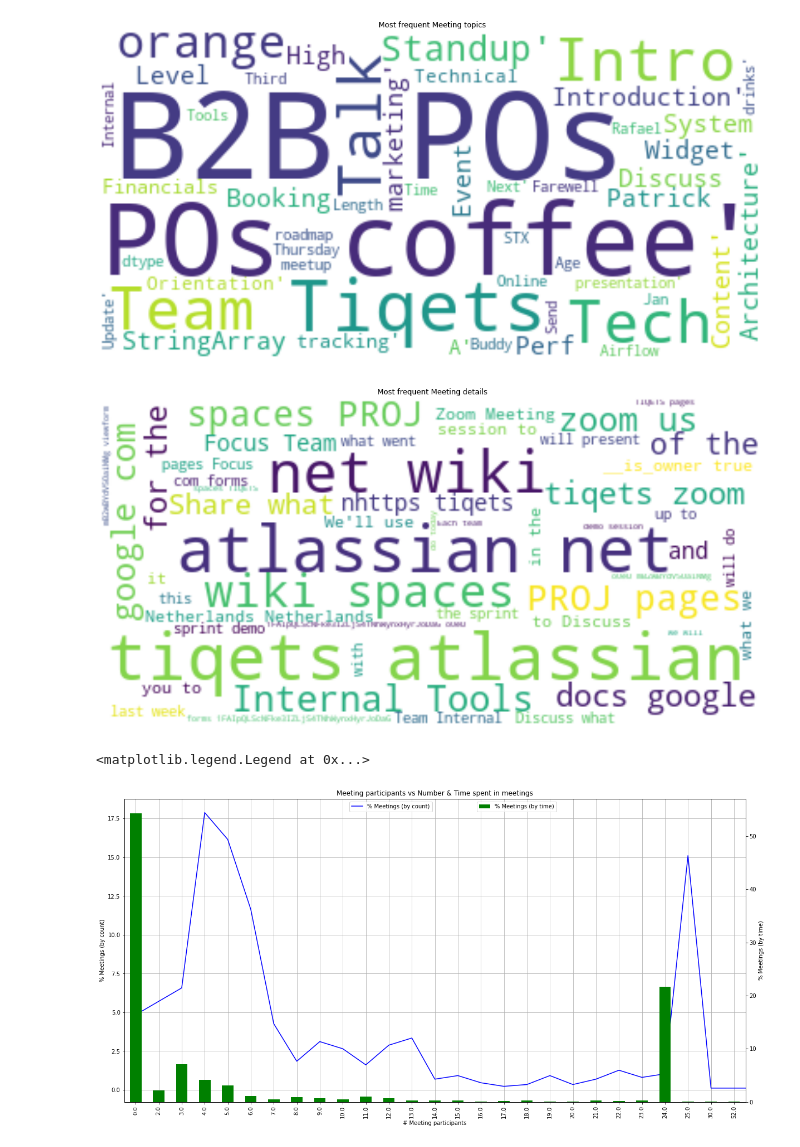
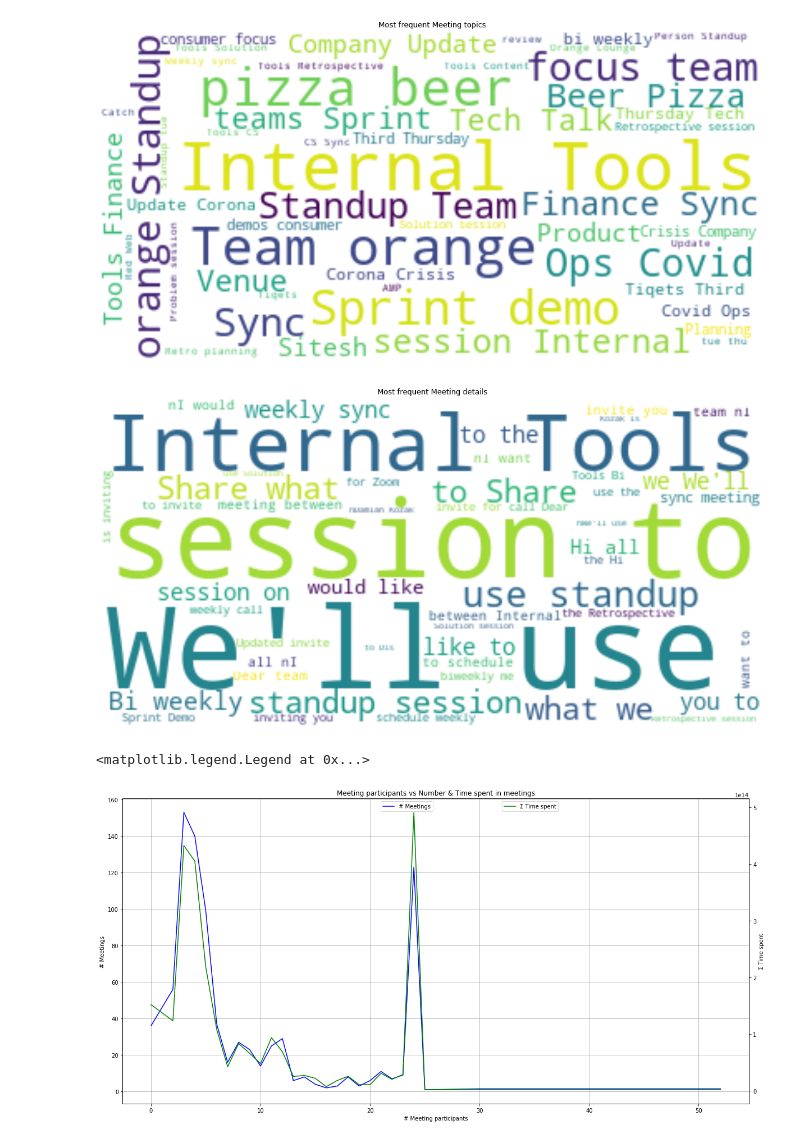
Before and after one commit to SITZ/calendar-analytics, a Jupyter notebook: calendar-analytics.ipynb, the cells around one changed output. Saved outputs shown, nothing was run; the diff lists cells and outputs as text; code cells hidden in the pictures.

```diff
--- a/calendar-analytics.ipynb
+++ b/calendar-analytics.ipynb
@@ -1,6 +1,6 @@
 # %%
 from icalendar import Calendar
-from datetime import datetime, timezone
+from datetime import datetime, timezone, timedelta
 from icalendar.prop import vText, vDDDTypes, vCalAddress
 from pytz import timezone
 
@@ -30,6 +30,10 @@ for col in ['DTSTART', 'DTEND', 'CREATED', 'LAST-MODIFIED']:
 for col in ['SUMMARY', 'DESCRIPTION', 'STATUS', 'LOCATION']:
     df[col] = df[col].astype('string')
 
+# Clean-up calendar events outside of employment window
 df = df.loc[(df.DTSTART > timezone(TIMEZONE).localize(datetime(2018, 7, 1))) & (df.DTSTART < timezone(TIMEZONE).localize(datetime(2020, 7, 1)))]
 
-# df.head()
+# Clean-up calendar events > 12 hours
+df = df.loc[(df.DTEND - df.DTSTART) < timedelta(hours=12)]
+
+df.head()
@@ -44,7 +56,7 @@ summary_wordcloud = WordCloud(
     max_words=50,
 #     min_font_size=10,
 #     max_font_size=30
-).generate_from_text(str(df.SUMMARY.values))
+).generate_from_text(df.SUMMARY.to_string())
 
 plt.figure(figsize=(20,10))
 plt.title('Most frequent Meeting topics')
@@ -52,7 +64,7 @@ plt.imshow(summary_wordcloud, interpolation='bilinear')
 plt.axis('off')
 plt.show()
 # %% [output]
-[figure, old version]
+[figure, new version]
 # %%
 # Generate word cloud of meeting details
 
@@ -62,7 +74,7 @@ description_wordcloud = WordCloud(
     max_words=50,
 #     min_font_size=10,
 #     max_font_size=30
-).generate_from_text(str(df.DESCRIPTION.str.rsplit('-::~:~::~:~:').str.get(0).tolist()))
+).generate_from_text(df.DESCRIPTION.str.rsplit('-::~:~::~:~:').str.get(0).to_string())
 
 plt.figure(figsize=(20,10))
 plt.title('Most frequent Meeting details')
@@ -70,43 +82,39 @@ plt.imshow(description_wordcloud, interpolation='bilinear')
 plt.axis('off')
 plt.show()
 # %% [output]
-[figure, old version]
+[figure, new version]
 # %%
 # Plot number of participants x time spent & count of meetings
-
-from pandas import PeriodIndex
-import numpy as np
-from matplotlib import cm
 
 df['attendee_count'] = df.ATTENDEE.str.len().fillna(0)
 df['meeting_duration'] = (df.DTEND - df.DTSTART)
 
 plt.figure(figsize=(20, 10))
 plt.title('Meeting participants vs Number & Time spent in meetings')
-meeting_attendee_axis = (df.groupby(['attendee_count'])['meeting_duration'].count() / df['meeting_duration'].count() * 100).plot(
+meeting_attendee_axis = df.groupby(['attendee_count'])['meeting_duration'].count().plot(
     kind='line',
     color='blue',
     grid=True
 )
 
-(df.groupby(['attendee_count'])['meeting_duration'].sum() / df['meeting_duration'].sum() * 100).plot(
-    kind='bar',
+df.groupby(['attendee_count'])['meeting_duration'].sum().plot(
+    kind='line',
     color='green',
     ax=meeting_attendee_axis,
     grid=True,
     secondary_y=True
 )
 
 meeting_attendee_axis.set_xlabel('# Meeting participants')
 
-meeting_attendee_axis.set_ylabel('% Meetings (by count)')
-meeting_attendee_axis.legend(['% Meetings (by count)'], bbox_to_anchor=(0.5, 1.0))
+meeting_attendee_axis.set_ylabel('# Meetings')
+meeting_attendee_axis.legend(['# Meetings'], bbox_to_anchor=(0.5, 1.0))
 
-meeting_attendee_axis.right_ax.set_ylabel('% Meetings (by time)')
-meeting_attendee_axis.right_ax.legend(['% Meetings (by time)'], bbox_to_anchor=(0.7, 1.0))
+meeting_attendee_axis.right_ax.set_ylabel('Σ Time spent')
+meeting_attendee_axis.right_ax.legend(['Σ Time spent'], bbox_to_anchor=(0.7, 1.0))
 # %% [output]
 <matplotlib.legend.Legend at 0x...>
-[figure, old version]
+[figure, new version]
 # %%
 # Plot meeting duration x time spent & count of meetings
 
```
Also changed, not shown: parts of 7 cells of this notebook.
